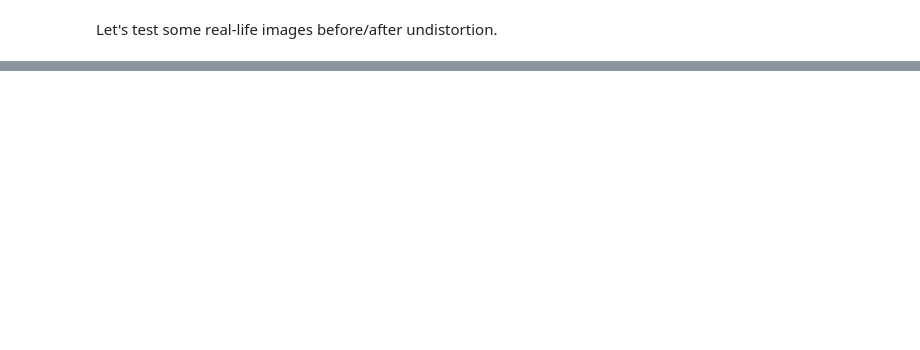
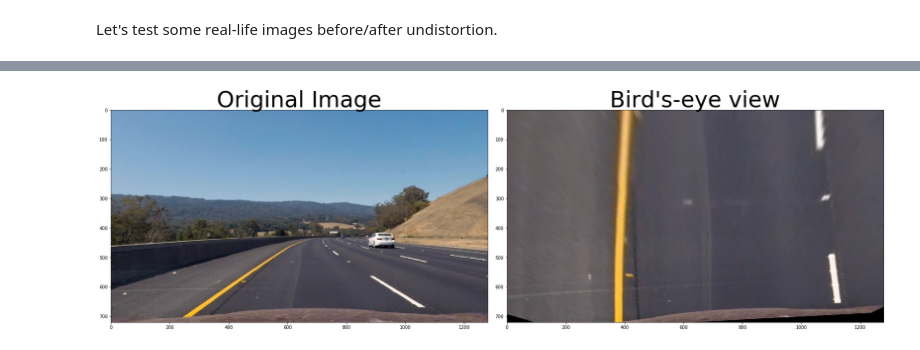
Before and after one commit to sandorgoda/Advanced-Lane-Finding, a Jupyter notebook: Advanced-Lane-Finding.ipynb, the cells around one changed output, grey strips where cells are left out. Saved outputs shown, nothing was run; the diff lists cells and outputs as text; code cells hidden in the pictures; blank space fills up the shorter version.

```diff
--- a/Advanced-Lane-Finding.ipynb
+++ b/Advanced-Lane-Finding.ipynb
@@ -89,0 +98,42 @@ plt.subplots_adjust(left=0., right=1, top=0.9, bottom=0.)
+# %%
+# Define perspective transform function
+def warp(img):
+
+    #Define calibration box in source (original) and destination (desired or warped) coordinates
+    img_width = img.shape[1]
+    img_height = img.shape[0]
+    img_size = (img_width, img_height)
+
+    #Four source coordinates
+    src = np.float32([[img_width*0.38,img_height*0.67],
+                      [img_width*0.63,img_height*0.67],
+                      [img_width*0.97,img_height*0.99],
+                      [img_width*0.05,img_height*0.9]])
+
+    #Four destination coordinates
+    dst = np.float32([[img_width*0.05,img_height*0.05],
+                      [img_width*0.95,img_height*0.05],
+                      [img_width*0.95,img_height*0.95],
+                      [img_width*0.05,img_height*0.95]])
+
+    #Compute the perspective transform, M
+    M = cv2.getPerspectiveTransform(src, dst)
+
+    #Create warped image - uses linear interpolation
+    warped = cv2.warpPerspective(img, M, img_size, flags=cv2.INTER_LINEAR)
+
+    return warped
+# %%
+# Test and choose parameters
+img = cv2.imread('test_images/test3.jpg')
+img = cv2.cvtColor(img,cv2.COLOR_BGR2RGB)
+
+# Undistort image
+img = undistort(img)
+
+# Transform
+img_warp = warp(img)
+
+print_image(img, img_warp, 'Original Image', "Bird's-eye view" )
+# %% [output]
+[figure, added]
```
Also changed, not shown: parts of 7 cells of this notebook.
